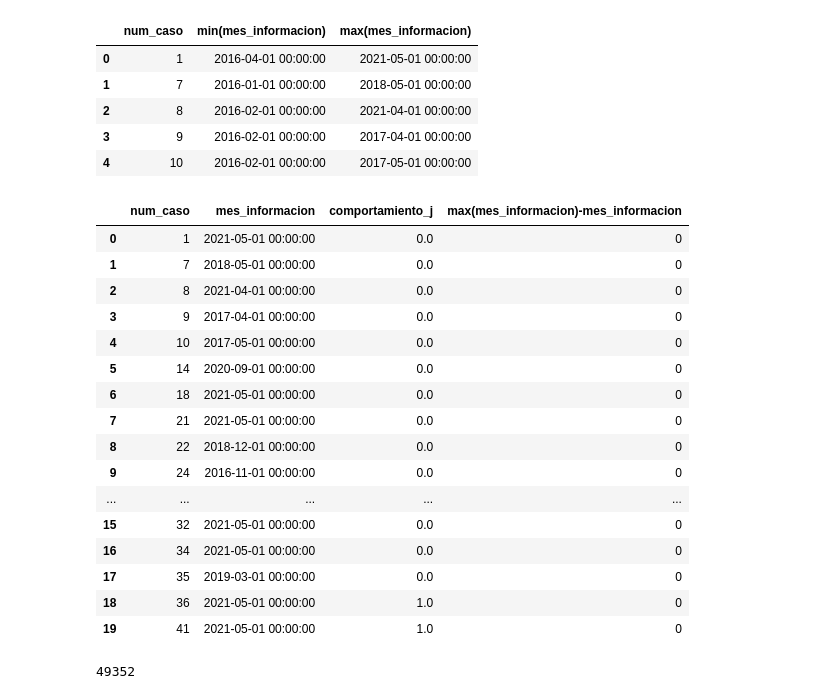
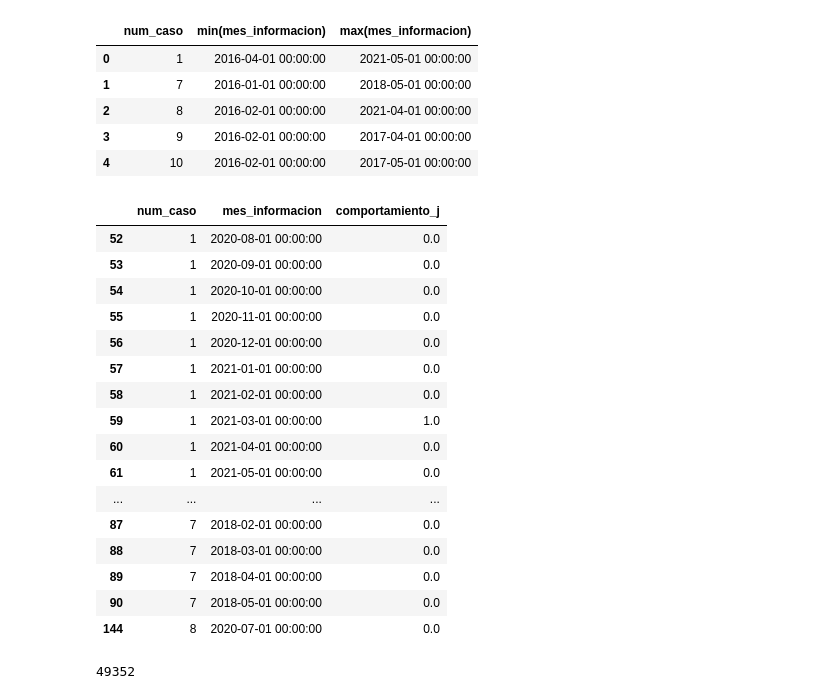
Before and after one commit to BrianPgz/HomeWork1_ML, a Jupyter notebook: Ejercicio1.ipynb, the cells around one changed output. Saved outputs shown, nothing was run; the diff lists cells and outputs as text; code cells hidden in the pictures.

```diff
--- a/Ejercicio1.ipynb
+++ b/Ejercicio1.ipynb
@@ -361,30 +361,31 @@ sqldf.run(query).head()
 query1="""select
          num_caso,
          mes_informacion,
-         comportamiento_j,
-         max(mes_informacion)-mes_informacion
+         comportamiento_j
          from bd_comportamiento_3
-         group by num_caso
+         order by num_caso,mes_informacion
          """
-sqldf.run(query1).head(20)
+baseji=sqldf.run(query1).groupby("num_caso").tail(10)
-# %% [output]
-|  | num_caso | mes_informacion | comportamiento_j | max(mes_informacion)-mes_informacion |
-| 0 | 1 | 2021-05-01 00:00:00 | 0.0 | 0 |
-| 1 | 7 | 2018-05-01 00:00:00 | 0.0 | 0 |
-| 2 | 8 | 2021-04-01 00:00:00 | 0.0 | 0 |
-| 3 | 9 | 2017-04-01 00:00:00 | 0.0 | 0 |
-| 4 | 10 | 2017-05-01 00:00:00 | 0.0 | 0 |
-| 5 | 14 | 2020-09-01 00:00:00 | 0.0 | 0 |
-| 6 | 18 | 2021-05-01 00:00:00 | 0.0 | 0 |
-| 7 | 21 | 2021-05-01 00:00:00 | 0.0 | 0 |
-| 8 | 22 | 2018-12-01 00:00:00 | 0.0 | 0 |
-| 9 | 24 | 2016-11-01 00:00:00 | 0.0 | 0 |
-| ... | ... | ... | ... | ... |
-| 15 | 32 | 2021-05-01 00:00:00 | 0.0 | 0 |
-| 16 | 34 | 2021-05-01 00:00:00 | 0.0 | 0 |
-| 17 | 35 | 2019-03-01 00:00:00 | 0.0 | 0 |
-| 18 | 36 | 2021-05-01 00:00:00 | 1.0 | 0 |
-| 19 | 41 | 2021-05-01 00:00:00 | 1.0 | 0 |
+# %%
+baseji.head(21)
+# %% [output]
+|  | num_caso | mes_informacion | comportamiento_j |
+| 52 | 1 | 2020-08-01 00:00:00 | 0.0 |
+| 53 | 1 | 2020-09-01 00:00:00 | 0.0 |
+| 54 | 1 | 2020-10-01 00:00:00 | 0.0 |
+| 55 | 1 | 2020-11-01 00:00:00 | 0.0 |
+| 56 | 1 | 2020-12-01 00:00:00 | 0.0 |
+| 57 | 1 | 2021-01-01 00:00:00 | 0.0 |
+| 58 | 1 | 2021-02-01 00:00:00 | 0.0 |
+| 59 | 1 | 2021-03-01 00:00:00 | 1.0 |
+| 60 | 1 | 2021-04-01 00:00:00 | 0.0 |
+| 61 | 1 | 2021-05-01 00:00:00 | 0.0 |
+| ... | ... | ... | ... |
+| 87 | 7 | 2018-02-01 00:00:00 | 0.0 |
+| 88 | 7 | 2018-03-01 00:00:00 | 0.0 |
+| 89 | 7 | 2018-04-01 00:00:00 | 0.0 |
+| 90 | 7 | 2018-05-01 00:00:00 | 0.0 |
+| 144 | 8 | 2020-07-01 00:00:00 | 0.0 |
 # %%
 len(bd_comportamiento_3["num_caso"].unique())
 # %% [output]
```
